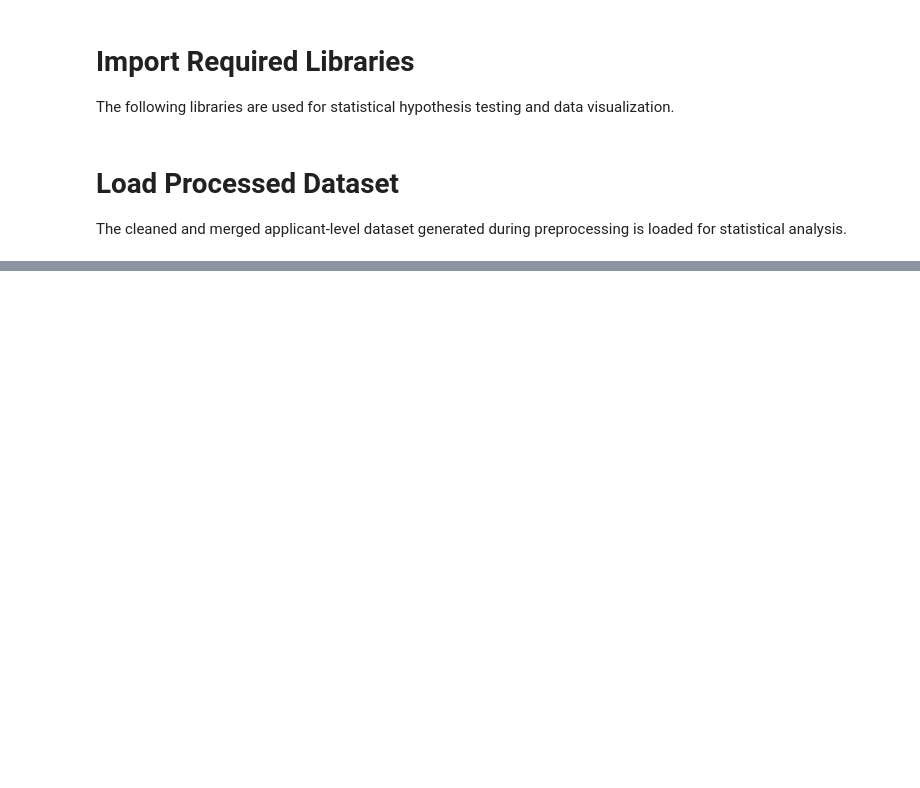
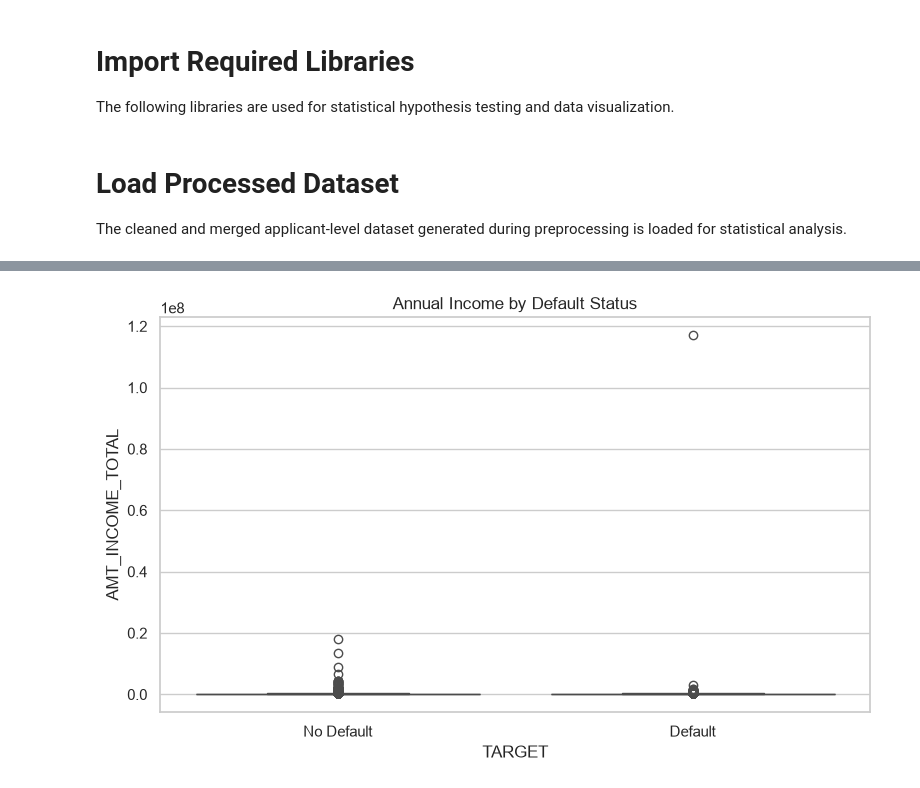
Before and after one commit to ahamril2265/Risk_Detection, a Jupyter notebook: notebooks/04_Hypothesis_Testing.ipynb, the cells around one changed output, grey strips where cells are left out. Saved outputs shown, nothing was run; the diff lists cells and outputs as text; code cells hidden in the pictures; blank space fills up the shorter version.

```diff
--- a/notebooks/04_Hypothesis_Testing.ipynb
+++ b/notebooks/04_Hypothesis_Testing.ipynb
@@ -62,0 +136,21 @@ print("Dataset Shape:", merged_df.shape)
+# %%
+plt.figure(figsize=(8,5))
+
+sns.boxplot(
+    data=merged_df,
+    x="TARGET",
+    y="AMT_INCOME_TOTAL"
+)
+
+plt.xticks(
+    [0,1],
+    ["No Default","Default"]
+)
+
+plt.title("Annual Income by Default Status")
+
+plt.tight_layout()
+
+plt.show()
+# %% [output]
+[figure, added]
```
Also changed, not shown: parts of 37 cells of this notebook.
